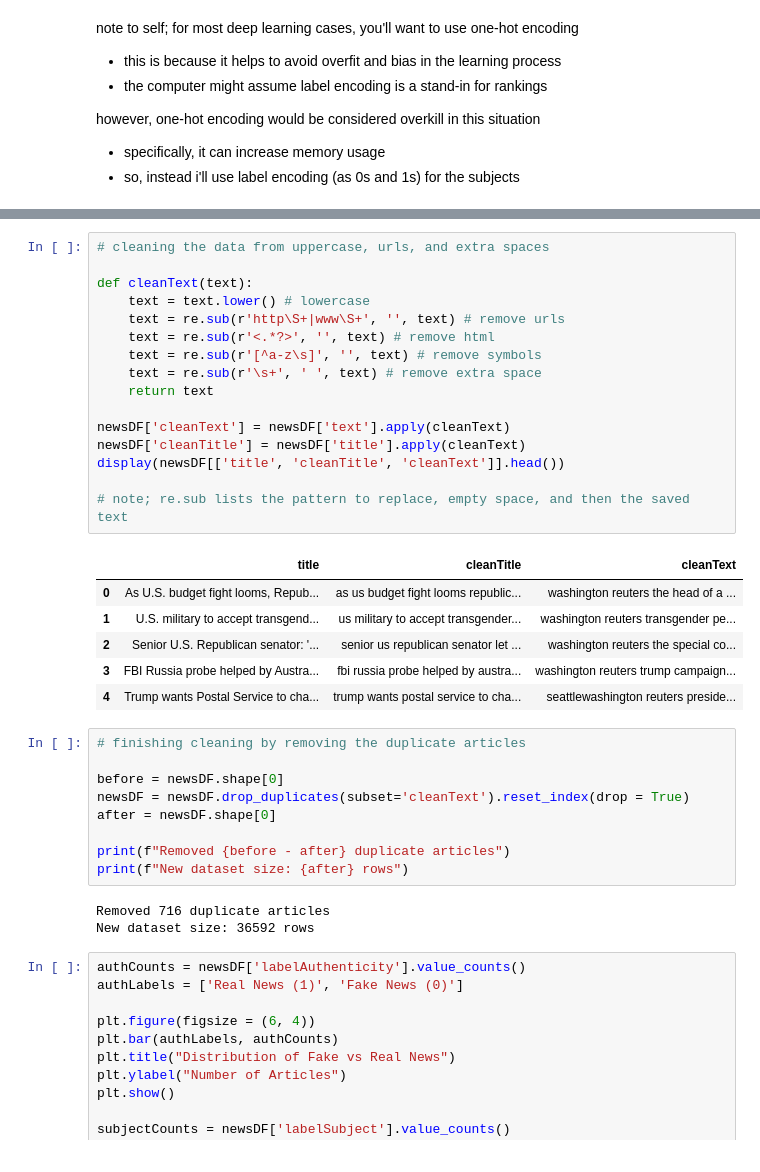
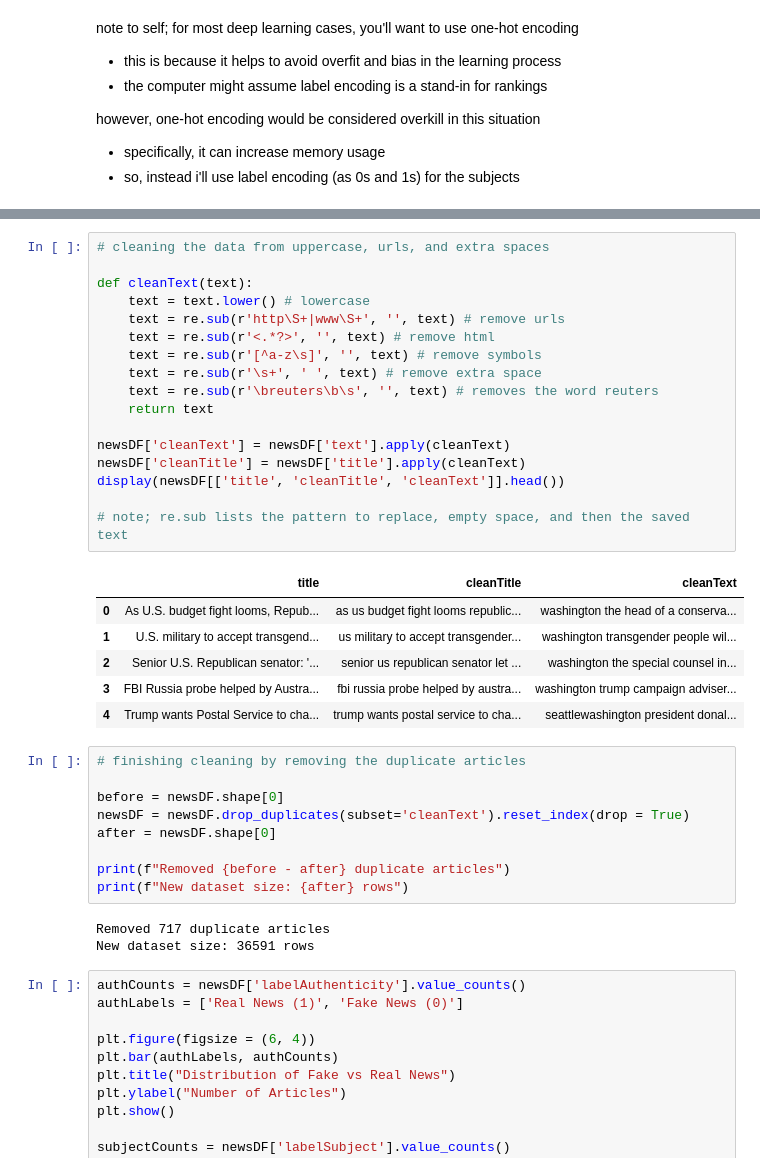
Before and after one commit to eliasangelss/fake-news, a Jupyter notebook: model.ipynb, the cells around one changed output, grey strips where cells are left out. Cells and saved outputs as stored; diff of their text form.

```diff
--- a/model.ipynb
+++ b/model.ipynb
@@ -193,26 +193,27 @@ Combined Dataset Shape: (37308, 6)
 # %%
 # cleaning the data from uppercase, urls, and extra spaces
 
 def cleanText(text):
     text = text.lower() # lowercase
     text = re.sub(r'http\S+|www\S+', '', text) # remove urls
     text = re.sub(r'<.*?>', '', text) # remove html
     text = re.sub(r'[^a-z\s]', '', text) # remove symbols
     text = re.sub(r'\s+', ' ', text) # remove extra space
+    text = re.sub(r'\breuters\b\s', '', text) # removes the word reuters
     return text
 
 newsDF['cleanText'] = newsDF['text'].apply(cleanText)
 newsDF['cleanTitle'] = newsDF['title'].apply(cleanText)
 display(newsDF[['title', 'cleanTitle', 'cleanText']].head())
 
 # note; re.sub lists the pattern to replace, empty space, and then the saved text
 # %% [output]
 |  | title | cleanTitle | cleanText |
-| 0 | As U.S. budget fight looms, Repub... | as us budget fight looms republic... | washington reuters the head of a ... |
-| 1 | U.S. military to accept transgend... | us military to accept transgender... | washington reuters transgender pe... |
-| 2 | Senior U.S. Republican senator: '... | senior us republican senator let ... | washington reuters the special co... |
-| 3 | FBI Russia probe helped by Austra... | fbi russia probe helped by austra... | washington reuters trump campaign... |
-| 4 | Trump wants Postal Service to cha... | trump wants postal service to cha... | seattlewashington reuters preside... |
+| 0 | As U.S. budget fight looms, Repub... | as us budget fight looms republic... | washington the head of a conserva... |
+| 1 | U.S. military to accept transgend... | us military to accept transgender... | washington transgender people wil... |
+| 2 | Senior U.S. Republican senator: '... | senior us republican senator let ... | washington the special counsel in... |
+| 3 | FBI Russia probe helped by Austra... | fbi russia probe helped by austra... | washington trump campaign adviser... |
+| 4 | Trump wants Postal Service to cha... | trump wants postal service to cha... | seattlewashington president donal... |
 # %%
 # finishing cleaning by removing the duplicate articles
 
@@ -223,8 +224,8 @@ after = newsDF.shape[0]
 print(f"Removed {before - after} duplicate articles")
 print(f"New dataset size: {after} rows")
 # %% [output]
-Removed 716 duplicate articles
-New dataset size: 36592 rows
+Removed 717 duplicate articles
+New dataset size: 36591 rows
 # %%
 authCounts = newsDF['labelAuthenticity'].value_counts()
 authLabels = ['Real News (1)', 'Fake News (0)']
```
Also changed, not shown: parts of 11 cells of this notebook.
